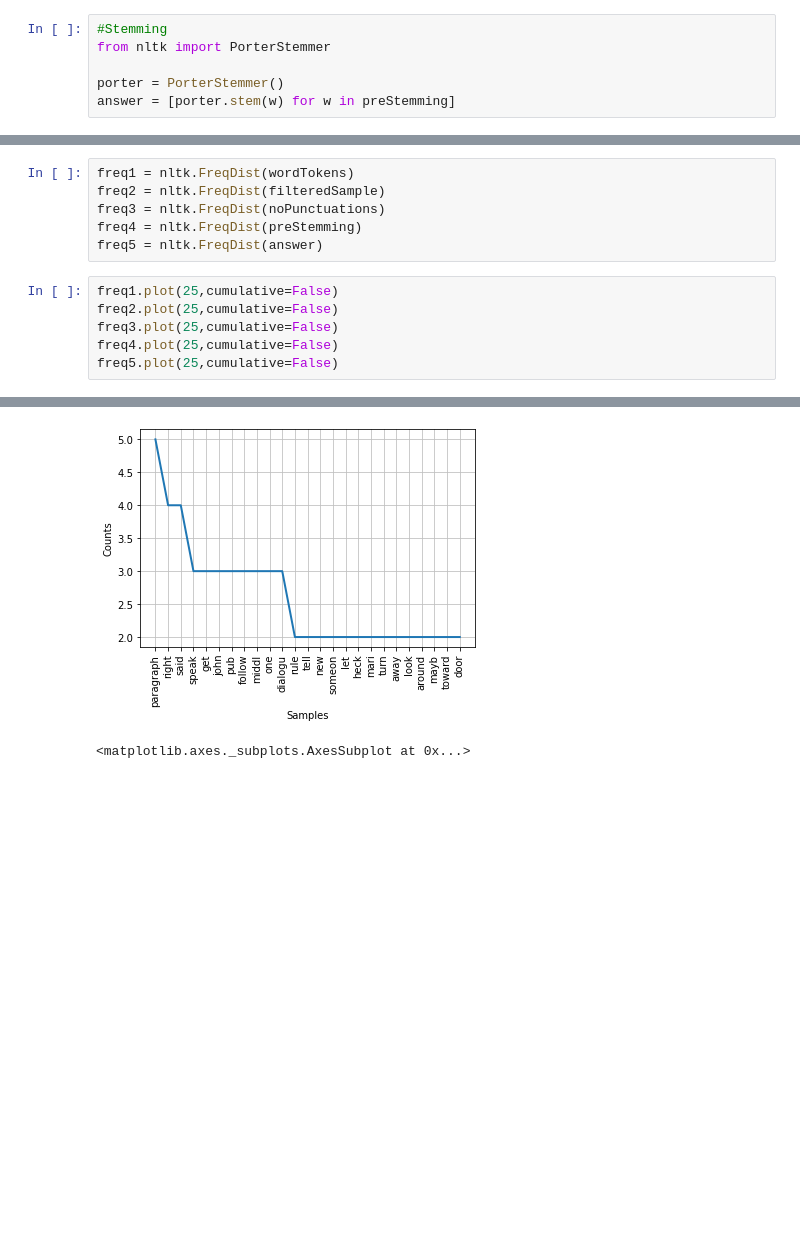
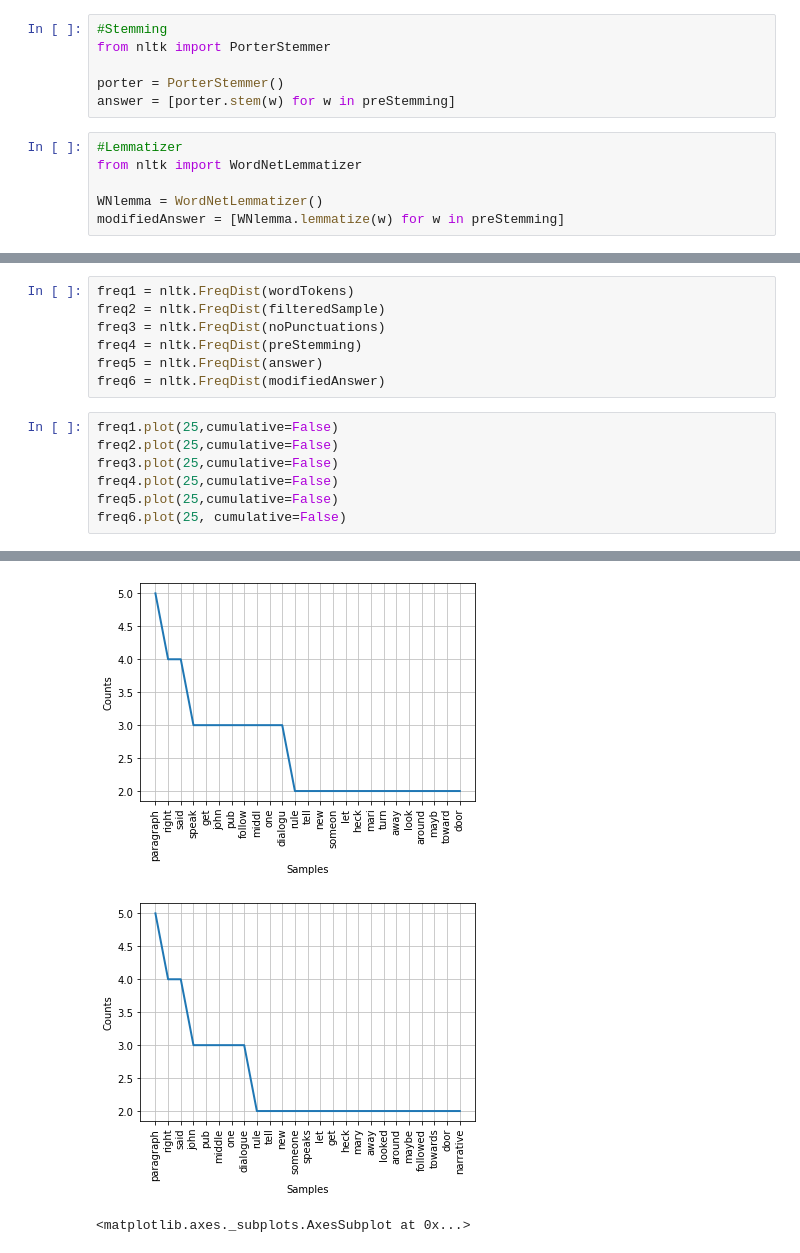
Before and after one commit to melarKode/CSE3024-WebMining, a Jupyter notebook: Exercise2.ipynb, the cells around one changed output, grey strips where cells are left out. Saved outputs shown, nothing was run; the diff lists cells and outputs as text; blank space fills up the shorter version.

Commit message:
Added Lemmatizer

```diff
--- a/Exercise2.ipynb
+++ b/Exercise2.ipynb
@@ -31,5 +31,11 @@ from nltk import PorterStemmer
 
 porter = PorterStemmer()
 answer = [porter.stem(w) for w in preStemming]
+# %%
+#Lemmatizer
+from nltk import WordNetLemmatizer
+
+WNlemma = WordNetLemmatizer()
+modifiedAnswer = [WNlemma.lemmatize(w) for w in preStemming]
 # %%
 print(answer)
@@ -41,16 +49,19 @@ freq2 = nltk.FreqDist(filteredSample)
 freq3 = nltk.FreqDist(noPunctuations)
 freq4 = nltk.FreqDist(preStemming)
 freq5 = nltk.FreqDist(answer)
+freq6 = nltk.FreqDist(modifiedAnswer)
 # %%
 freq1.plot(25,cumulative=False)
 freq2.plot(25,cumulative=False)
 freq3.plot(25,cumulative=False)
 freq4.plot(25,cumulative=False)
 freq5.plot(25,cumulative=False)
+freq6.plot(25, cumulative=False)
 # %% [output]
 [figure]
 [figure]
 [figure]
 [figure]
 [figure]
+[figure, added]
 <matplotlib.axes._subplots.AxesSubplot at 0x...>
```
Also changed, not shown: parts of 1 cell of this notebook.
